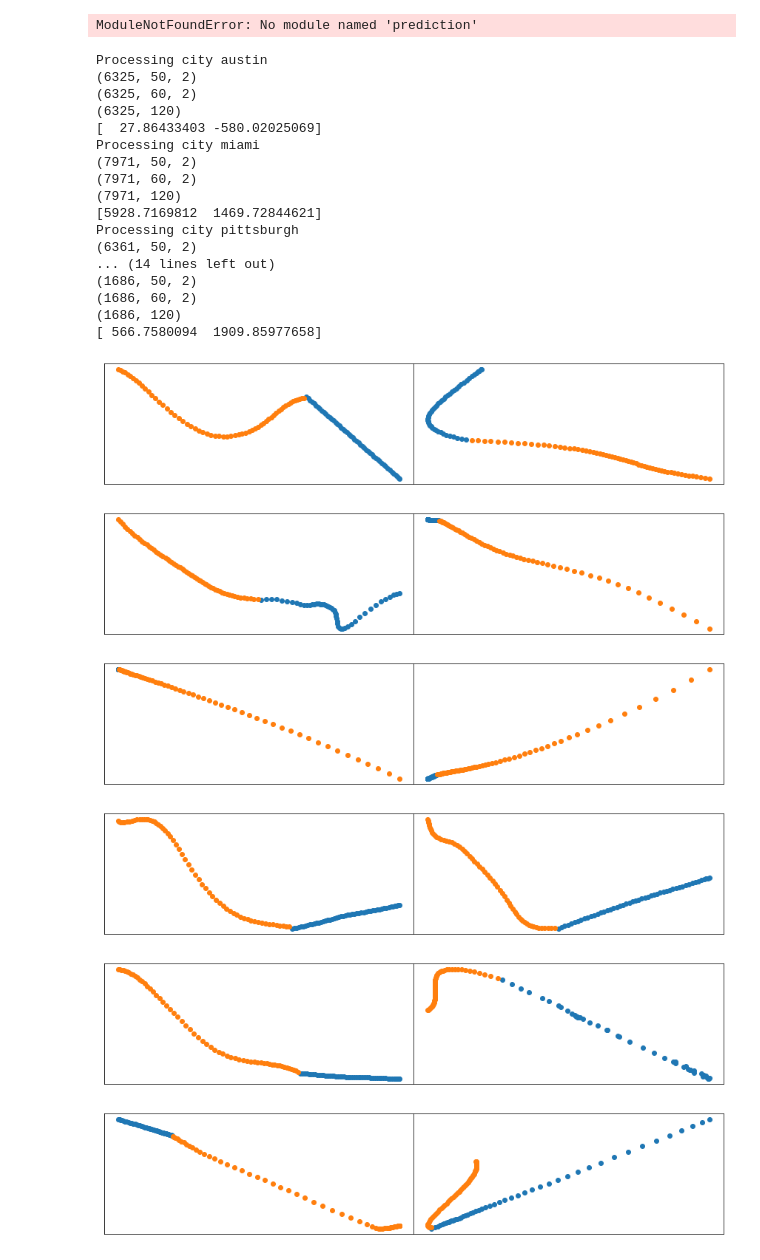
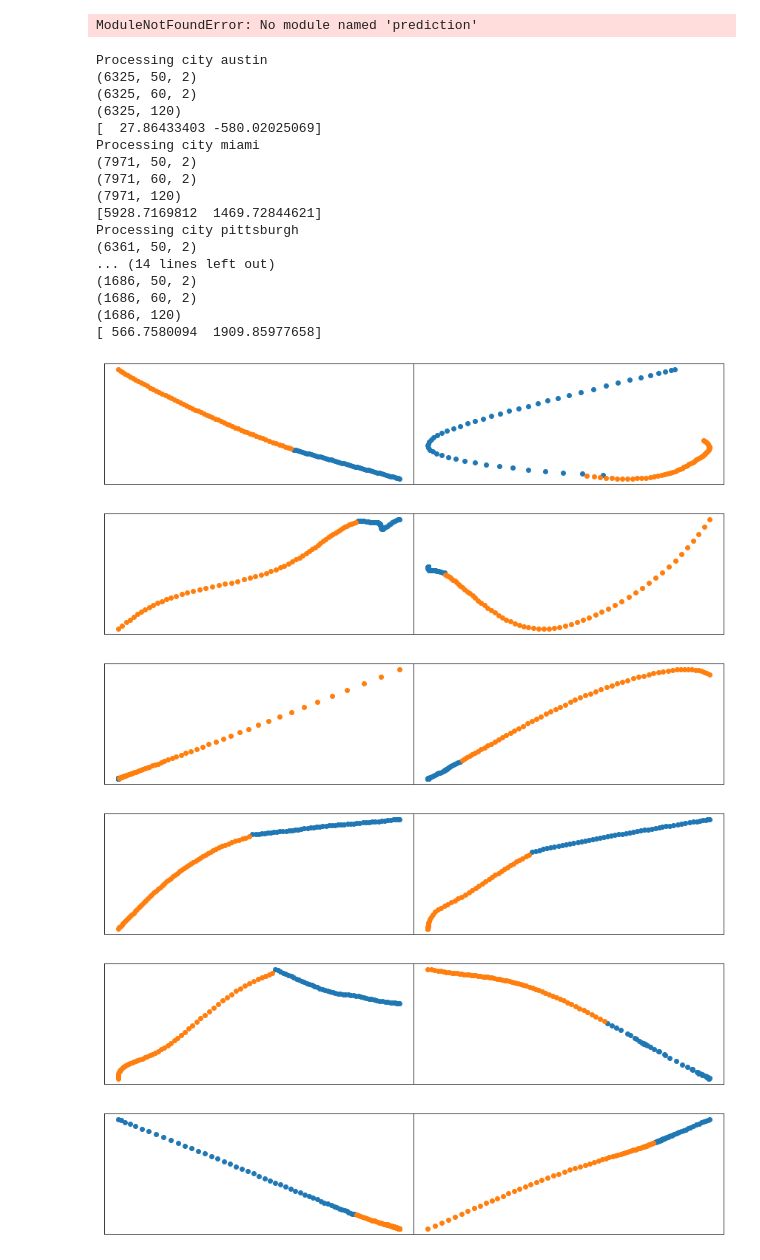
Before and after one commit to brandonho667/151B-WinningProject, a Jupyter notebook: Load_Argo2_Public.ipynb, the cells around one changed output. Saved outputs shown, nothing was run; the diff lists cells and outputs as text; code cells hidden in the pictures.

Commit message:
saved best pt + dropout

```diff
--- a/Load_Argo2_Public.ipynb
+++ b/Load_Argo2_Public.ipynb
@@ -330,3 +296,11 @@ for i_batch, sample_batch in enumerate(train_loader):
+# %%
+batch_sz = 32  # batch size
+input_size = 2
+hidden_size = 128
+output_size = 2
+inp_seq_len = 50
+num_epochs = 20
+lr = 1e-3
 # %% [markdown]
 # Model Training
 # %%
@@ -447,7 +415,0 @@ KeyboardInterrupt:
-# %%
-with torch.no_grad():
-    rnn.eval()
-    x, y = next(iter(val_loader))
-    x, y = x.to(torch.float32).to(device), y.to(torch.float32).to(device)
-    y_hat = rnn(x[:, :inp_seq_len])
-    show_sample_batch((x[:, :inp_seq_len].cpu(), y_hat.cpu()))
@@ -494,0 +433,23 @@ plt.show()
+# %%
+with torch.no_grad():
+    for city in city_loss:
+        rnn = torch.load(f"./models/{city}_best.pt").to(device)
+        rnn.eval()
+        val_dataset = ArgoverseDataset(city = city, split = "validation")
+        val_loader = DataLoader(val_dataset, batch_size=batch_sz*2, shuffle=True)
+        x, y = next(iter(val_loader))
+        x, y = x.to(torch.float32).to(device), y.to(torch.float32).to(device)
+        y_hat = rnn(x[:, :inp_seq_len])
+        loss = torch.nn.MSELoss()
+        print(loss(y_hat, y))
+        show_sample_batch((x[0:10, :inp_seq_len].cpu(), y_hat.cpu()[0:10]))
+#         del rnn
+#         rnn = torch.load(f"./models/{city}.pt").to(device)
+#         rnn.eval()
+#         y_hat = rnn(x[:, :inp_seq_len])
+#         loss = torch.nn.MSELoss()
+#         print(loss(y_hat, y))
+#         show_sample_batch((x[0:10, :inp_seq_len].cpu(), y_hat.cpu()[0:10]))
+        show_sample_batch((x[0:10, :inp_seq_len].cpu(), y[0:10, :].cpu()))
+
+        del rnn
@@ -520,12 +500,11 @@ device = torch.device("cuda" if torch.cuda.is_available() else "cpu")
 num_pred_steps = 60
 all_preds = np.zeros(shape=(0, num_pred_steps * 2))
 city_col = np.array([])
-rnn = torch.load("best.pt").to(device)
-rnn.eval()
 for city_name in cities:
 
     print("Processing city", city_name)
-
+    rnn = torch.load(f"./models/{city}_best.pt").to(device)
+    rnn.eval()
     test_traj_in, test_traj_out = get_city_trajectories(city=city_name, split="test")
     print(test_traj_in.shape)
     normal_traj = np.zeros(shape=test_traj_in.shape)
@@ -542,36 +521,37 @@ for city_name in cities:
     print(test_pred_arr.shape)
 
     for i in range(test_traj_in.shape[0]):
         test_pred_arr[i]+=starts[i]
 
     test_pred_arr_reshaped = np.reshape(test_pred_arr, newshape=(test_traj_in.shape[0], num_pred_steps * 2))
     print(test_pred_arr_reshaped.shape)
 
     all_preds = np.r_[all_preds, test_pred_arr_reshaped]
     city_col = np.r_[city_col, [str(i) + "_" + city_name for i in range(test_pred_arr.shape[0])]]
     print(test_traj_in[0][0])
     show_sample_batch((torch.tensor(test_traj_in[0:2]), torch.tensor(test_pred_arr[0:2])))
+    del rnn
 # %% [output]
 Processing city austin
 (6325, 50, 2)
 (6325, 60, 2)
 (6325, 120)
 [  27.86433403 -580.02025069]
 Processing city miami
 (7971, 50, 2)
 (7971, 60, 2)
 (7971, 120)
 [5928.7169812  1469.72844621]
 Processing city pittsburgh
 (6361, 50, 2)
 ... (14 lines left out)
 (1686, 50, 2)
 (1686, 60, 2)
 (1686, 120)
 [ 566.7580094  1909.85977658]
-[figure, old version]
+[figure, new version]
-[figure, old version]
+[figure, new version]
-[figure, old version]
+[figure, new version]
-[figure, old version]
+[figure, new version]
-[figure, old version]
+[figure, new version]
-[figure, old version]
+[figure, new version]
```
Also changed, not shown: parts of 11 cells of this notebook, 14 other files.
